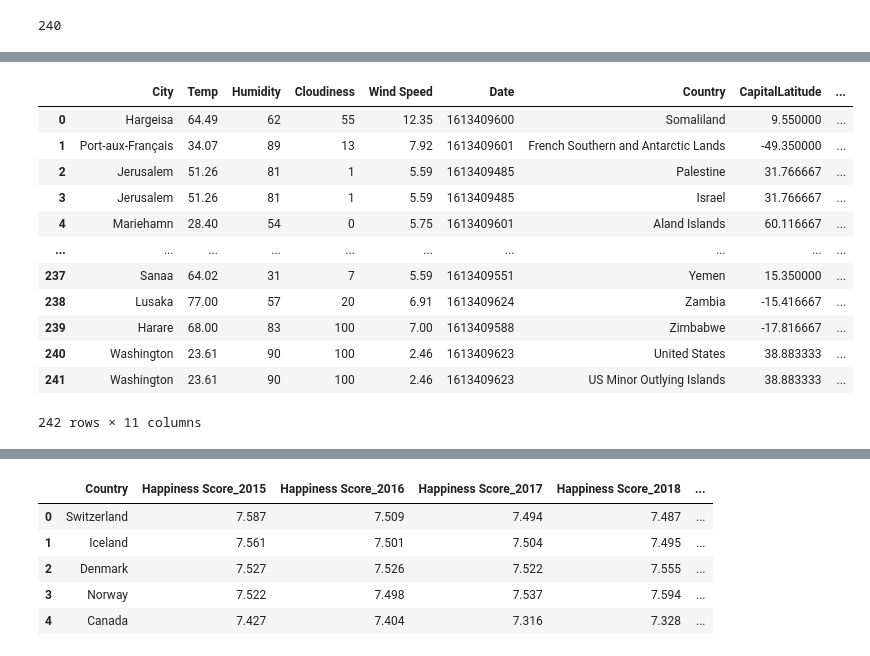
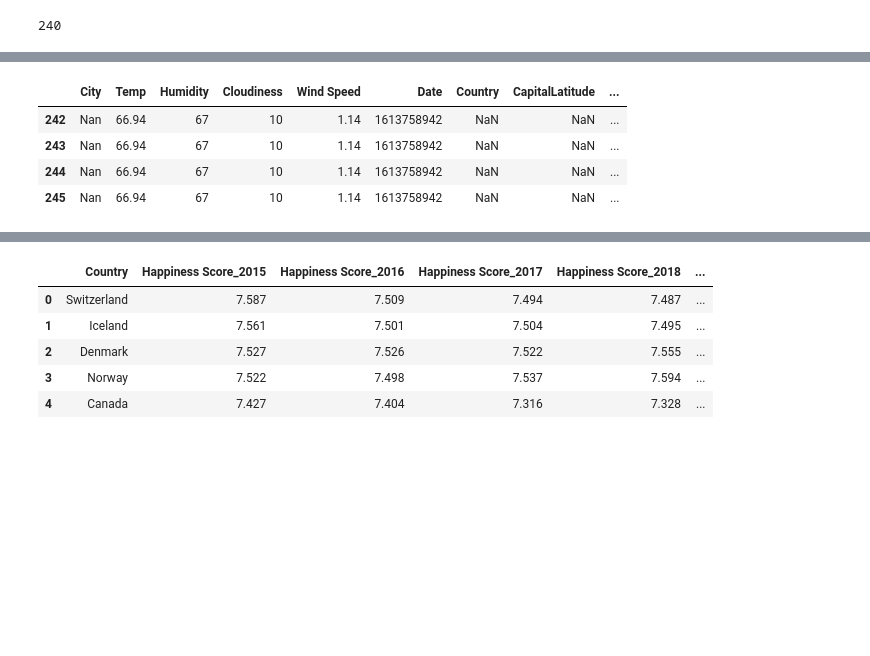
Before and after one commit to reginesgit/Factors-Contributing-to-a-Countrys-Happiness, a Jupyter notebook: Weather/Weather.ipynb, the cells around one changed output, grey strips where cells are left out. Cells and saved outputs as stored; diff of their text form; code cells hidden in the pictures; blank space fills up the shorter version.

```diff
--- a/Weather/Weather.ipynb
+++ b/Weather/Weather.ipynb
@@ -176,21 +176,13 @@ merge_weather_countries
 246 rows × 11 columns
 # %%
 merge_weather_countries.loc[merge_weather_countries["City"] == "Nan", :]
-merge_weather_countries.drop([242, 243, 244, 245])
+# merge_weather_countries.drop([242, 243, 244, 245])
 # %% [output]
 |  | City | Temp | Humidity | Cloudiness | Wind Speed | Date | Country | CapitalLatitude | ... |
-| 0 | Hargeisa | 64.49 | 62 | 55 | 12.35 | 1613409600 | Somaliland | 9.550000 | ... |
-| 1 | Port-aux-Français | 34.07 | 89 | 13 | 7.92 | 1613409601 | French Southern and Antarctic Lands | -49.350000 | ... |
-| 2 | Jerusalem | 51.26 | 81 | 1 | 5.59 | 1613409485 | Palestine | 31.766667 | ... |
-| 3 | Jerusalem | 51.26 | 81 | 1 | 5.59 | 1613409485 | Israel | 31.766667 | ... |
-| 4 | Mariehamn | 28.40 | 54 | 0 | 5.75 | 1613409601 | Aland Islands | 60.116667 | ... |
-| ... | ... | ... | ... | ... | ... | ... | ... | ... | ... |
-| 237 | Sanaa | 64.02 | 31 | 7 | 5.59 | 1613409551 | Yemen | 15.350000 | ... |
-| 238 | Lusaka | 77.00 | 57 | 20 | 6.91 | 1613409624 | Zambia | -15.416667 | ... |
-| 239 | Harare | 68.00 | 83 | 100 | 7.00 | 1613409588 | Zimbabwe | -17.816667 | ... |
-| 240 | Washington | 23.61 | 90 | 100 | 2.46 | 1613409623 | United States | 38.883333 | ... |
-| 241 | Washington | 23.61 | 90 | 100 | 2.46 | 1613409623 | US Minor Outlying Islands | 38.883333 | ... |
+| 242 | Nan | 66.94 | 67 | 10 | 1.14 | 1613758942 | NaN | NaN | ... |
+| 243 | Nan | 66.94 | 67 | 10 | 1.14 | 1613758942 | NaN | NaN | ... |
+| 244 | Nan | 66.94 | 67 | 10 | 1.14 | 1613758942 | NaN | NaN | ... |
+| 245 | Nan | 66.94 | 67 | 10 | 1.14 | 1613758942 | NaN | NaN | ... |
-242 rows × 11 columns
 # %%
 # Remove duplicate cities
 cleaned_weather_countries = merge_weather_countries.drop_duplicates(subset="City", keep='first', inplace=False, ignore_index=False)
```
Also changed, not shown: parts of 5 cells of this notebook, 10 other files.
